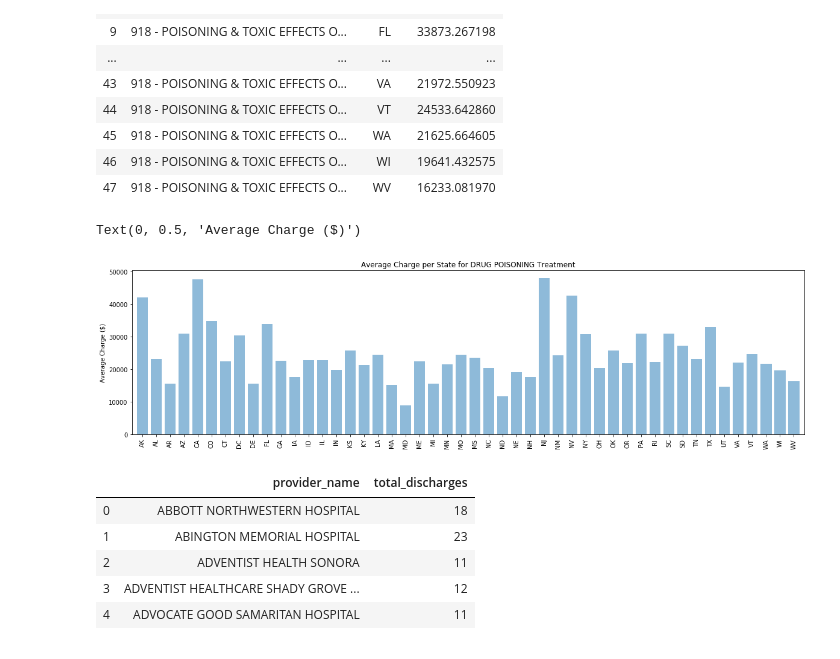
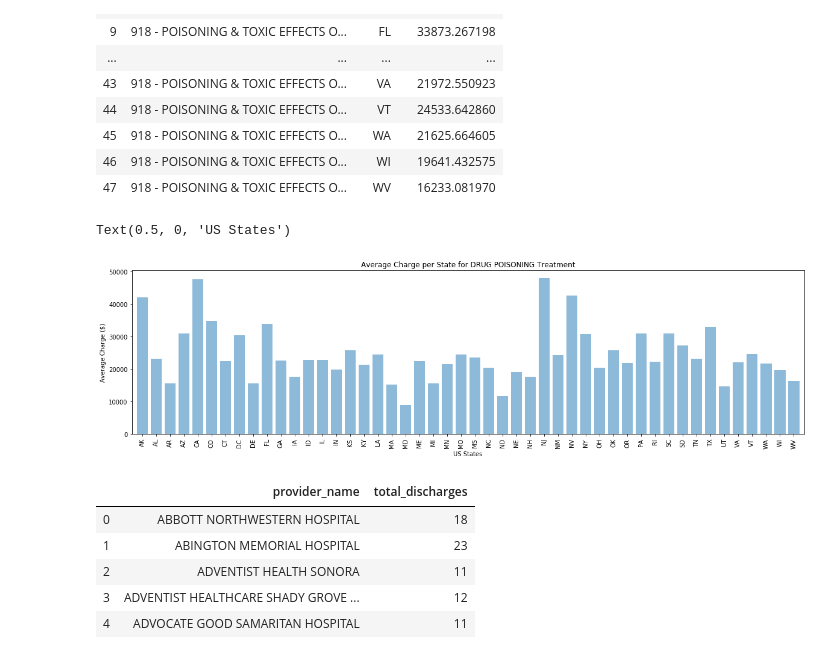
Before and after one commit to santannarenata/Healthcare_project, a Jupyter notebook: Code-API Updated.ipynb, the cells around one changed output. Saved outputs shown, nothing was run; the diff lists cells and outputs as text; code cells hidden in the pictures.

```diff
--- a/Code-API Updated.ipynb
+++ b/Code-API Updated.ipynb
@@ -1493,23 +1493,24 @@ Average_Charge_of_DRUG_POISONING_per_State
 # %%
 # Create a Bar Chart of the Average Charge per State for DRUG_POISONINGPROCEDURES
 
 drg_DRUG_POISONING_Average_Covered_Charge_by_State_List_Values = drg_DRUG_POISONING_Average_Covered_Charge_by_State_List
 drg_DRUG_POISONING_State_List_Values = drg_DRUG_POISONING_State_List
 x_axis = np.arange(len(drg_DRUG_POISONING_State_List))
 
 plt.figure(figsize=(20,5))
 plt.bar(x_axis, drg_DRUG_POISONING_Average_Covered_Charge_by_State_List_Values, alpha=0.5, align="center")
 
 tick_locations = [value for value in x_axis]
 plt.xticks(tick_locations, drg_DRUG_POISONING_State_List_Values, rotation="vertical")
 
 plt.xlim(-0.75, len(x_axis)-0.25)
 
 plt.title("Average Charge per State for DRUG POISONING Treatment")
 plt.ylabel("Average Charge ($)")
+plt.xlabel ("US States")
 # %% [output]
-Text(0, 0.5, 'Average Charge ($)')
+Text(0.5, 0, 'US States')
-[figure, old version]
+[figure, new version]
 # %%
 # Store the Total Discharge Volume Data for the specific procedure Grouped by Provider by splitting up the data into groups based upon 'Provider'
 # Filter the DataFrame down only to those columns to chart
```
Also changed, not shown: parts of 4 cells of this notebook.
